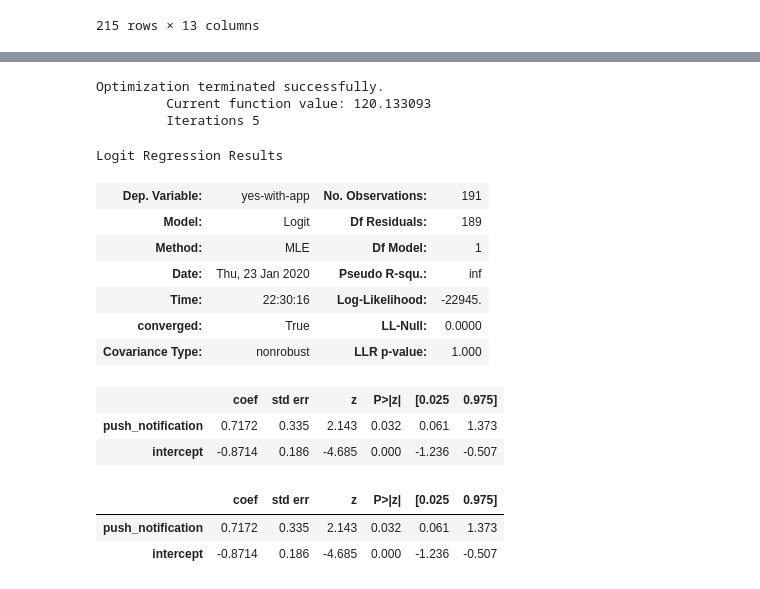
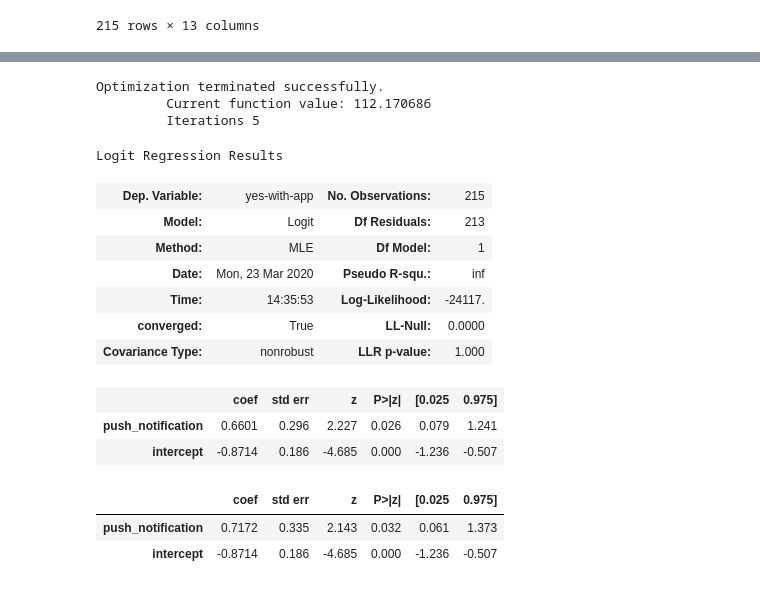
Before and after one commit to techashish12/HeadSpace_MRT, a Jupyter notebook: code/mindfulness_mrt_exploration.ipynb, the cells around one changed output, grey strips where cells are left out. Saved outputs shown, nothing was run; the diff lists cells and outputs as text; code cells hidden in the pictures.

```diff
--- a/code/mindfulness_mrt_exploration.ipynb
+++ b/code/mindfulness_mrt_exploration.ipynb
@@ -296,24 +325,24 @@ def run_model(X, features, outcome_var):
 # %%
 f = [' push_notification', 'intercept']# 'prev_day_outcome', 'intercept']
 o = 'yes-with-app'
 
-yes_w_app_summ = run_model(data_for_model, f, o)
+yes_w_app_summ = run_model(notif_w_mindfulness_resp, f, o)
 
 yes_w_app_summ
 # %% [output]
 Optimization terminated successfully.
-         Current function value: 120.133093
+         Current function value: 112.170686
          Iterations 5
 Logit Regression Results
-| Dep. Variable: | yes-with-app | No. Observations: | 191 |
-| Model: | Logit | Df Residuals: | 189 |
+| Dep. Variable: | yes-with-app | No. Observations: | 215 |
+| Model: | Logit | Df Residuals: | 213 |
 | Method: | MLE | Df Model: | 1 |
-| Date: | Thu, 23 Jan 2020 | Pseudo R-squ.: | inf |
-| Time: | 22:30:16 | Log-Likelihood: | -22945. |
+| Date: | Mon, 23 Mar 2020 | Pseudo R-squ.: | inf |
+| Time: | 14:35:53 | Log-Likelihood: | -24117. |
 | converged: | True | LL-Null: | 0.0000 |
 | Covariance Type: | nonrobust | LLR p-value: | 1.000 |
 |  | coef | std err | z | P>|z| | [0.025 | 0.975] |
-| push_notification | 0.7172 | 0.335 | 2.143 | 0.032 | 0.061 | 1.373 |
+| push_notification | 0.6601 | 0.296 | 2.227 | 0.026 | 0.079 | 1.241 |
 | intercept | -0.8714 | 0.186 | -4.685 | 0.000 | -1.236 | -0.507 |
 # %%
 pd.read_html(yes_w_app_summ.tables[1].as_html(), header=0, index_col=0)[0]
```
Also changed, not shown: parts of 4 cells of this notebook, 1 other file.
